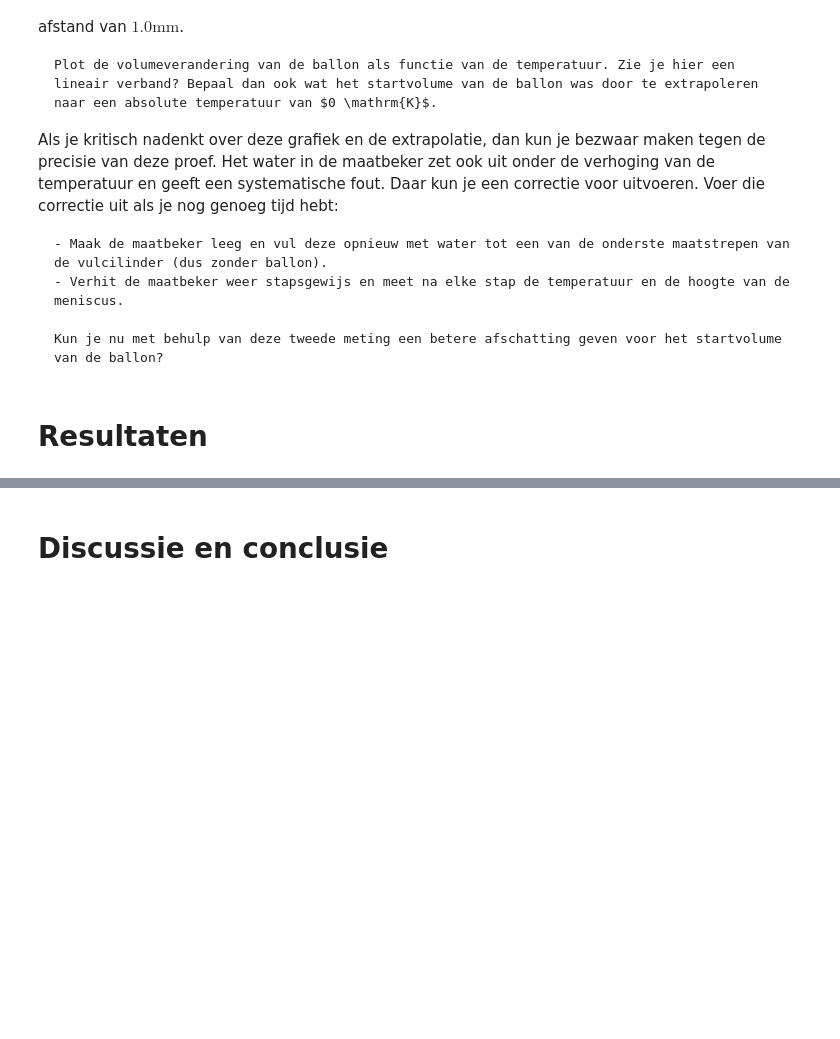
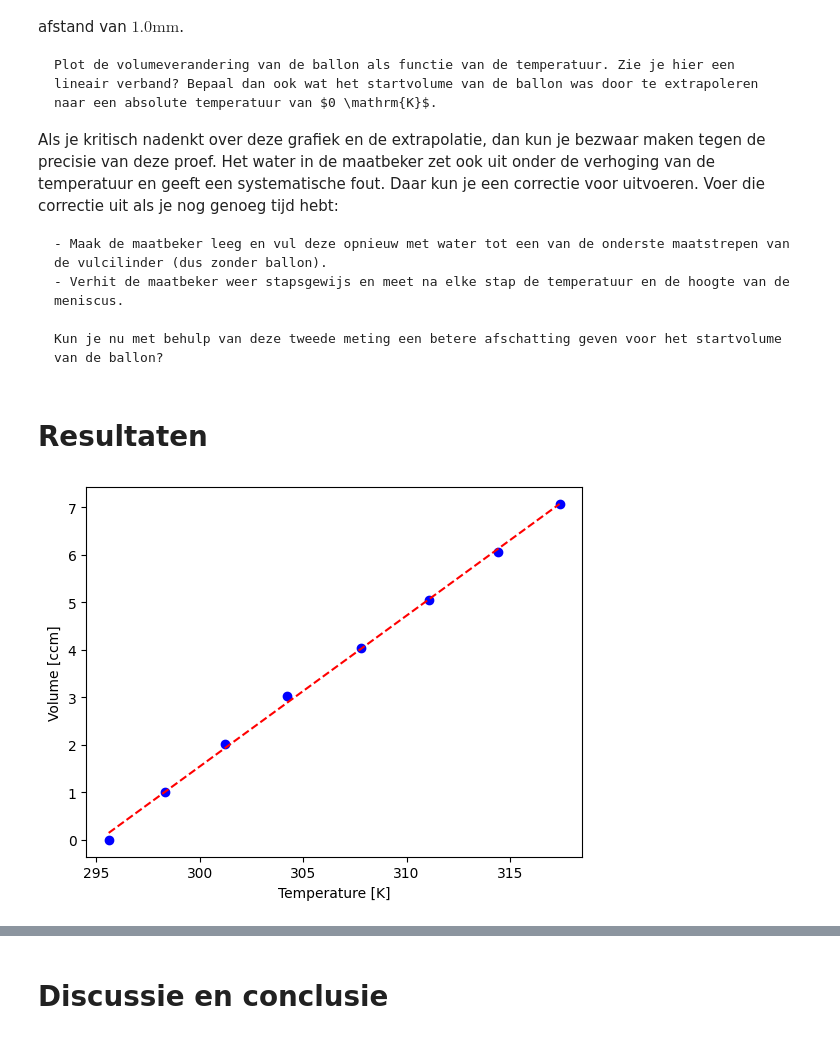
Before and after one commit to Daan401/thermolabDD, a Jupyter notebook: Content/Labs/ballonproef.ipynb, the cells around one changed output, grey strips where cells are left out. Cells and saved outputs as stored; diff of their text form; code cells hidden in the pictures; blank space fills up the shorter version.

```diff
--- a/Content/Labs/ballonproef.ipynb
+++ b/Content/Labs/ballonproef.ipynb
@@ -69,23 +69,25 @@ Kun je nu met behulp van deze tweede meting een betere afschatting geven voor he
 # %%
 
 import numpy as np
 import matplotlib.pyplot as plt
 
-temps = []
-hoogtes = []
+temps = [22.6, 25.3, 28.2, 31.2, 34.8, 38.1, 41.4, 44.4] # °C
+hoogtes = [0.1, 0.2, 0.3, 0.4, 0.5, 0.6, 0.7, 0.8] # cm
 
 
 diam_beker = 7.66 # cm
 diam_deksel = 6.77 # cm
 opp_water = 1/4 * np.pi * (diam_beker**2 - diam_deksel**2) #cm2
 
 volumes = (np.asarray(hoogtes) - hoogtes[0]) * opp_water
 temps_abs = np.asarray(temps) + 273
 coef = np.polyfit(temps_abs, volumes, 1)
 func = np.poly1d(coef)
 
 plt.plot(temps_abs, volumes, 'ob')
 plt.plot(temps_abs, func(temps_abs), '--r')
 plt.xlabel('Temperature [K]')
 plt.ylabel('Volume [ccm]')
 plt.show()
+# %% [output]
+[figure, added]
```
Also changed, not shown: parts of 3 cells of this notebook, 4 other files.
